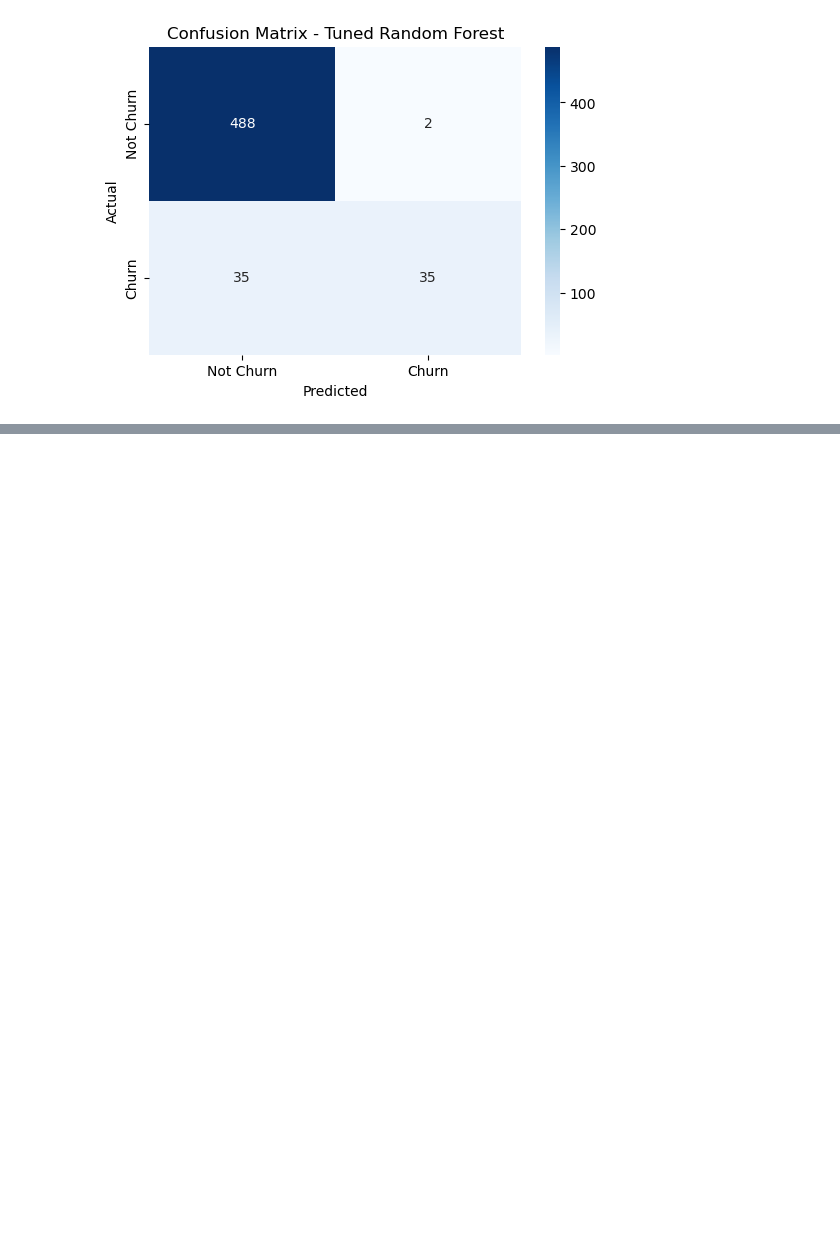
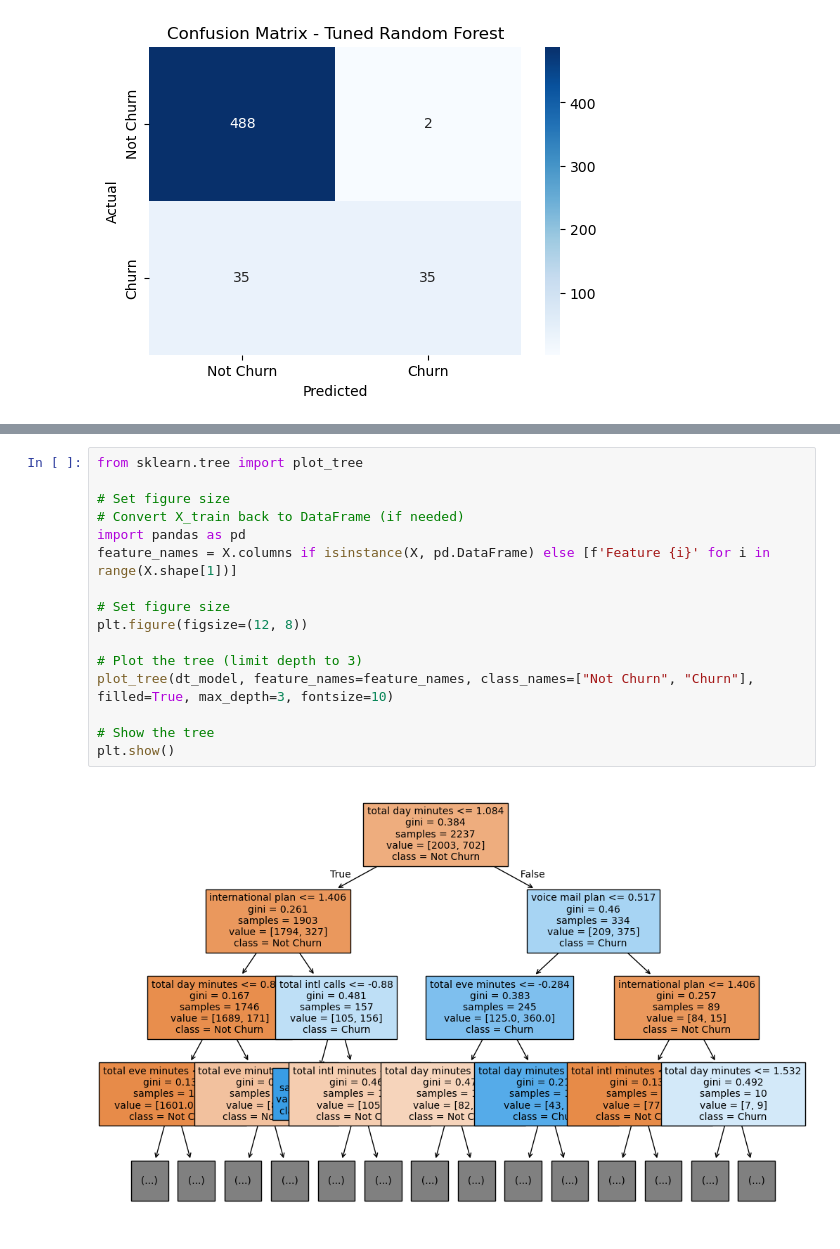
Before and after one commit to Thazes/Phase3Project, a Jupyter notebook: Phase3.ipynb, the cells around one changed output, grey strips where cells are left out. Saved outputs shown, nothing was run; the diff lists cells and outputs as text; blank space fills up the shorter version.

```diff
--- a/Phase3.ipynb
+++ b/Phase3.ipynb
@@ -801,0 +851,18 @@ weighted avg       0.93      0.93      0.92       560
+# %%
+from sklearn.tree import plot_tree
+
+# Set figure size
+# Convert X_train back to DataFrame (if needed)
+import pandas as pd
+feature_names = X.columns if isinstance(X, pd.DataFrame) else [f'Feature {i}' for i in range(X.shape[1])]
+
+# Set figure size
+plt.figure(figsize=(12, 8))
+
+# Plot the tree (limit depth to 3)
+plot_tree(dt_model, feature_names=feature_names, class_names=["Not Churn", "Churn"], filled=True, max_depth=3, fontsize=10)
+
+# Show the tree
+plt.show()
+# %% [output]
+[figure, added]
```
Also changed, not shown: parts of 15 cells of this notebook.
